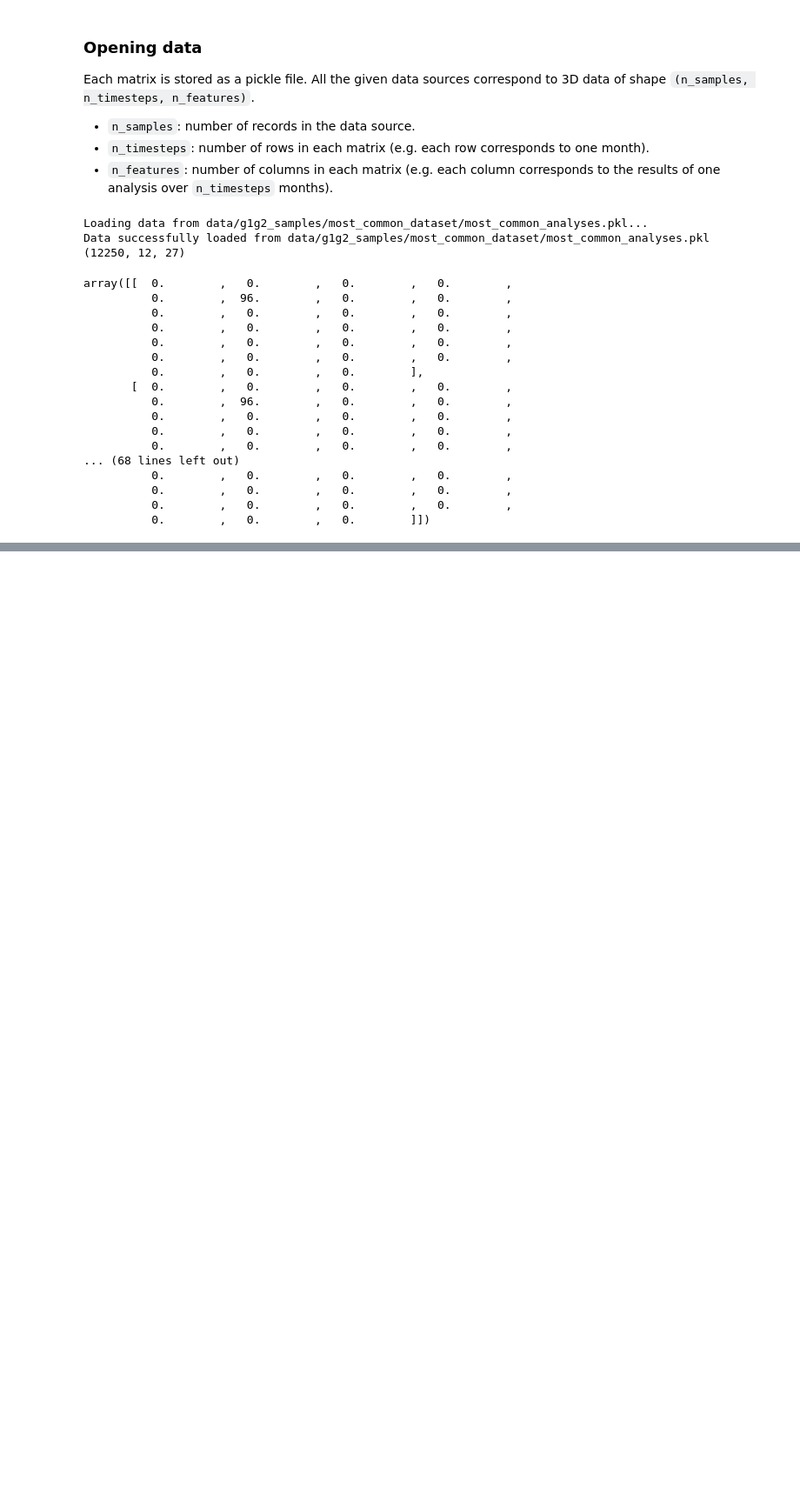
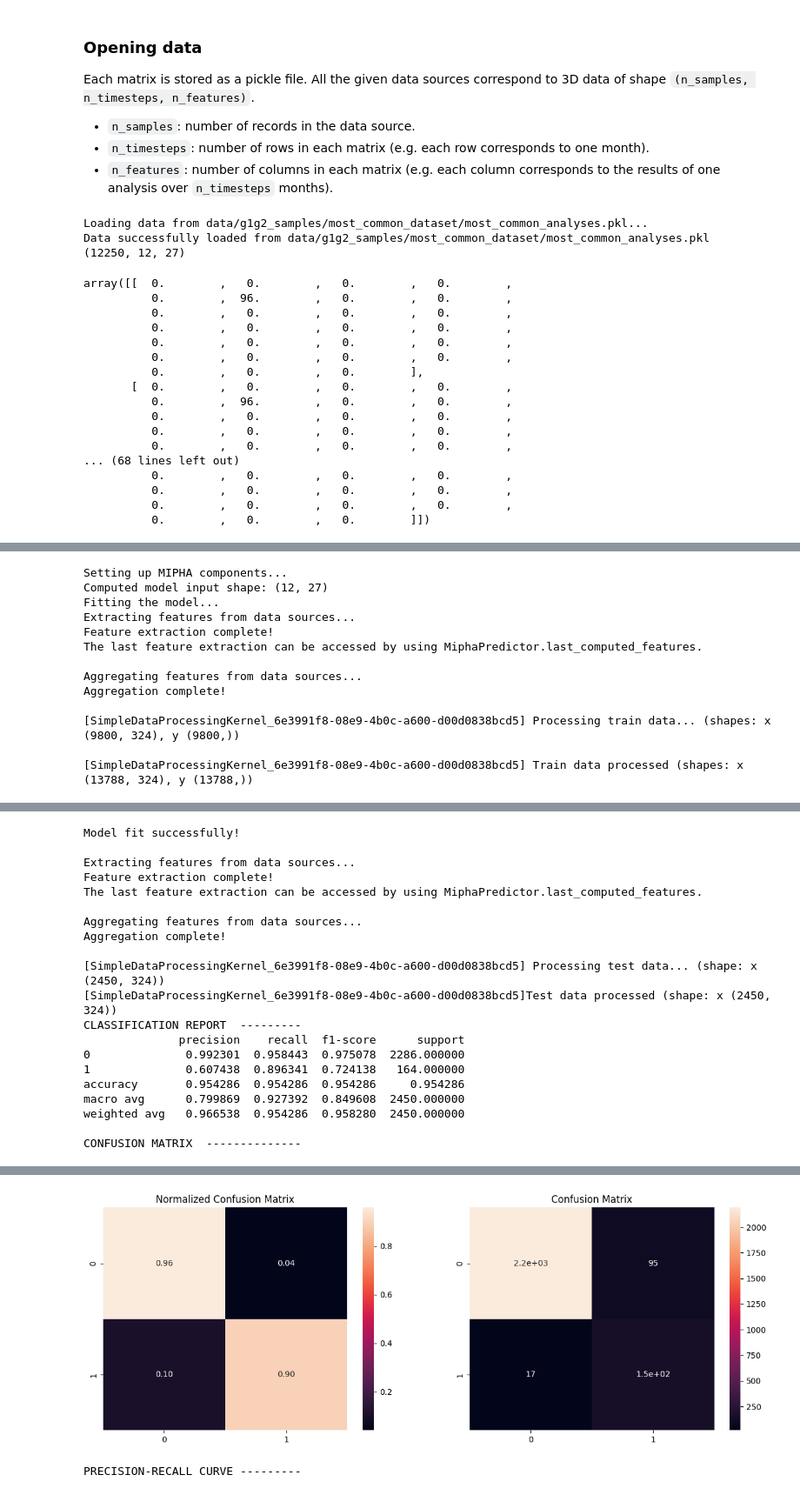
Before and after one commit to SnowHawkeye/mipha-sample-implementations, a Jupyter notebook: getting_started.ipynb, the cells around one changed output, grey strips where cells are left out. Shown: that part at 87% size. Saved outputs shown, nothing was run; the diff lists cells and outputs as text; code cells hidden in the pictures; blank space fills up the shorter version.

Commit message:
[MODELS] #1 Add example implementation in getting_started.ipynb

```diff
--- a/getting_started.ipynb
+++ b/getting_started.ipynb
@@ -70,3 +96,7 @@ array([[  0.        ,   0.        ,   0.        ,   0.        ,
           0.        ,   0.        ,   0.        ,   0.        ,
           0.        ,   0.        ,   0.        ,   0.        ,
           0.        ,   0.        ,   0.        ]])
+# %%
+labels_path = f"data/g1g2_samples/most_common_dataset/labels.pkl"
+labels = load_pickle(labels_path)
+print(labels.shape)
@@ -72,0 +271,48 @@ array([[  0.        ,   0.        ,   0.        ,   0.        ,
+# %%
+from sklearn.model_selection import train_test_split
+
+# Train-test split, keep 20% for test
+x_train, x_test, y_train, y_test = train_test_split(
+    matrix, labels, test_size=0.2, random_state=RANDOM_SEED
+)
+# %%
+from mipha.framework import DataSource
+
+data_source_train = DataSource(
+    data=x_train,
+    data_type="laboratory",  # make sure this corresponds to the types handled by feature extractors
+    name="most_common_analyses_data_source_train",
+)
+
+data_source_test = DataSource(
+    data=x_test,
+    data_type="laboratory",
+    name="most_common_analyses_data_source_test",
+)
+# %%
+results_save_path = f"out/results/example_implementation.json"
+
+run_mipha(
+    setup_components_func=setup_components,
+    data_sources_train=[data_source_train], # given as a list because there can be several
+    data_sources_test= [data_source_test],
+    labels_train=y_train,
+    labels_test=y_test,
+    fit_parameters={}, # fed into the kernel, none in this case
+    threshold=0.5,
+    save_results=None,
+)
+# %% [output]
+Setting up MIPHA components...
+Computed model input shape: (12, 27)
+Fitting the model...
+Extracting features from data sources...
+Feature extraction complete!
+The last feature extraction can be accessed by using MiphaPredictor.last_computed_features.
+
+Aggregating features from data sources...
+Aggregation complete!
+
+[SimpleDataProcessingKernel_6e3991f8-08e9-4b0c-a600-d00d0838bcd5] Processing train data... (shapes: x (9800, 324), y (9800,))
+
+[SimpleDataProcessingKernel_6e3991f8-08e9-4b0c-a600-d00d0838bcd5] Train data processed (shapes: x (13788, 324), y (13788,))
@@ -72,0 +320,20 @@ array([[  0.        ,   0.        ,   0.        ,   0.        ,
+Model fit successfully!
+
+Extracting features from data sources...
+Feature extraction complete!
+The last feature extraction can be accessed by using MiphaPredictor.last_computed_features.
+
+Aggregating features from data sources...
+Aggregation complete!
+
+[SimpleDataProcessingKernel_6e3991f8-08e9-4b0c-a600-d00d0838bcd5] Processing test data... (shape: x (2450, 324))
+[SimpleDataProcessingKernel_6e3991f8-08e9-4b0c-a600-d00d0838bcd5]Test data processed (shape: x (2450, 324))
+CLASSIFICATION REPORT  ---------
+              precision    recall  f1-score      support
+0              0.992301  0.958443  0.975078  2286.000000
+1              0.607438  0.896341  0.724138   164.000000
+accuracy       0.954286  0.954286  0.954286     0.954286
+macro avg      0.799869  0.927392  0.849608  2450.000000
+weighted avg   0.966538  0.954286  0.958280  2450.000000
+
+CONFUSION MATRIX  --------------
@@ -72,0 +341,2 @@ array([[  0.        ,   0.        ,   0.        ,   0.        ,
+[figure, added]
+PRECISION-RECALL CURVE ---------
```
Also changed, not shown: parts of 9 cells of this notebook, 3 other files.
